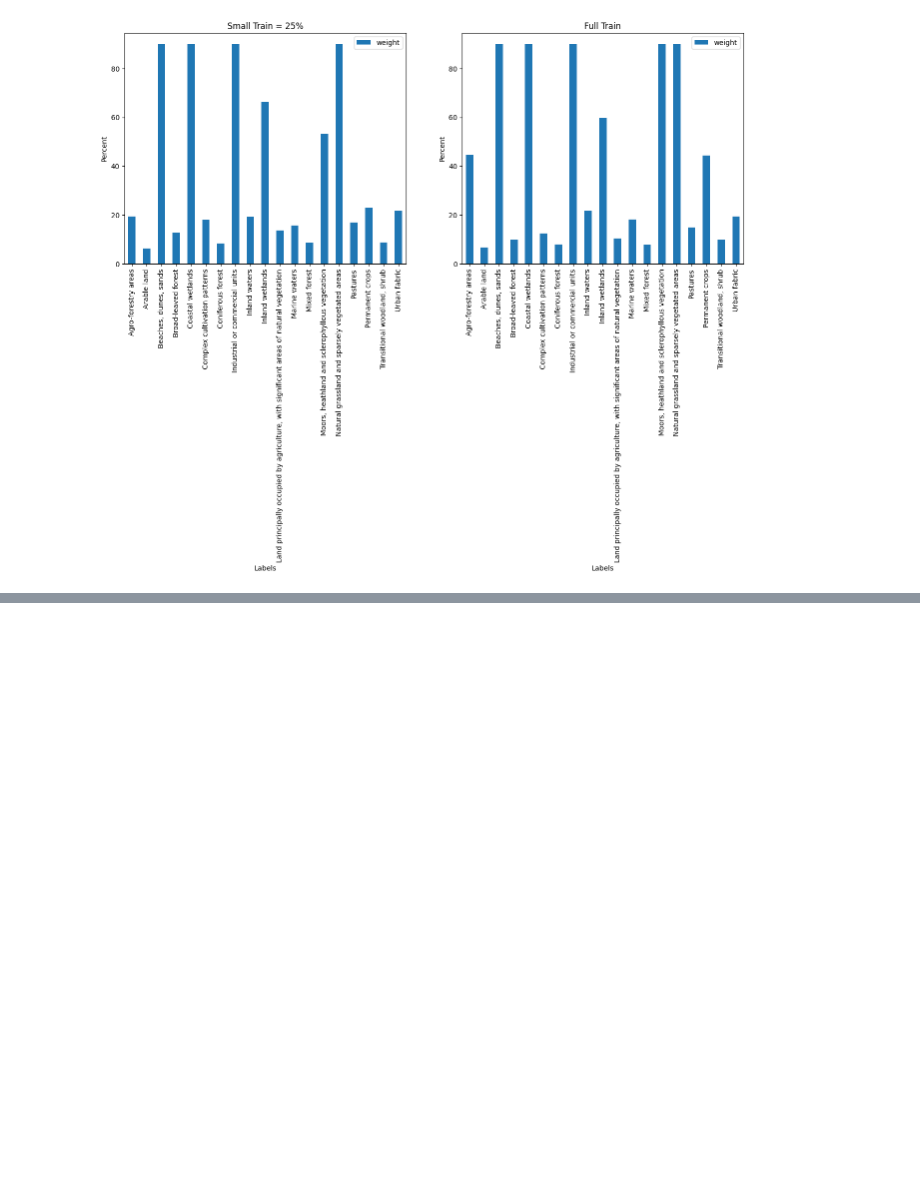
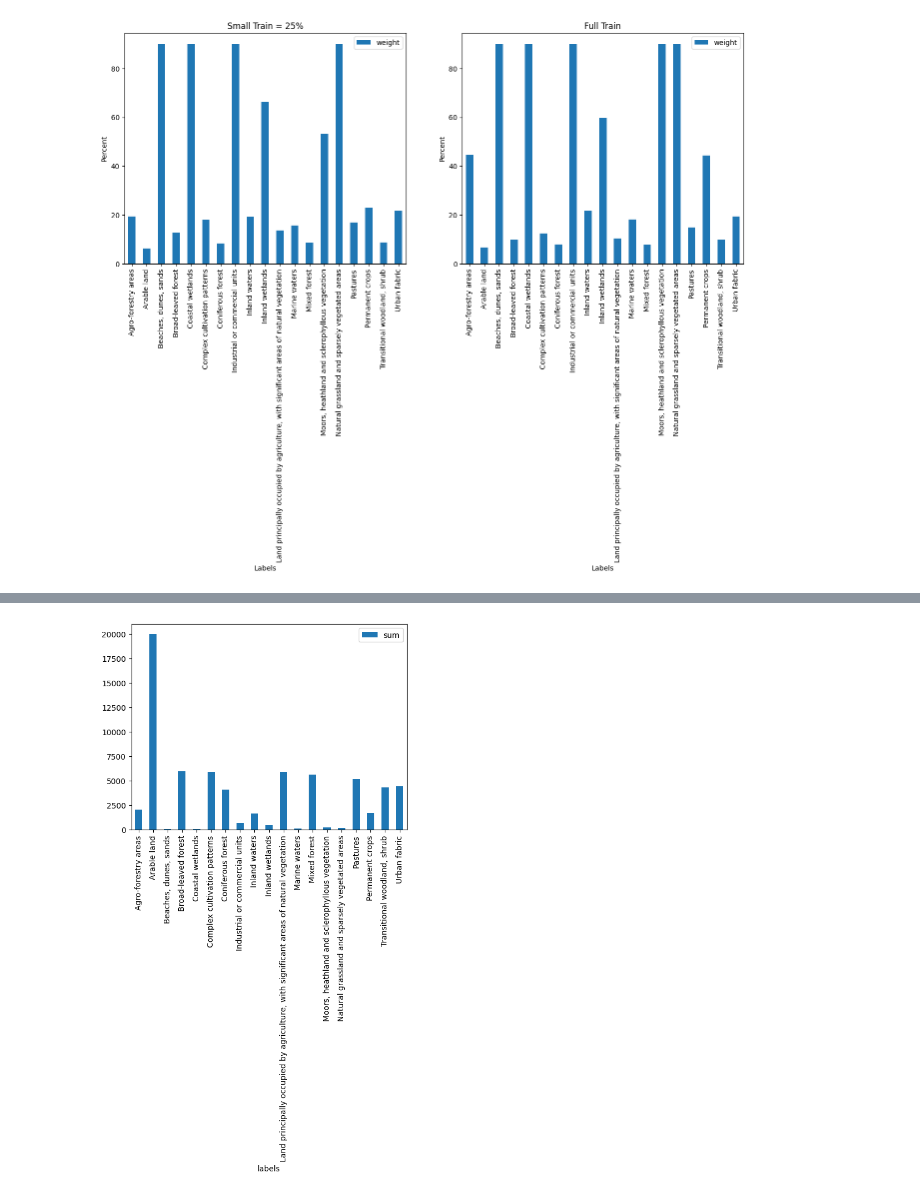
Before and after one commit to emanuel-gf/BigEarthNet-Models, a Jupyter notebook: bigearthnet/explore/imbalanced_classes.ipynb, the cells around one changed output, grey strips where cells are left out. Drawn from its saved outputs; the diff is of its cells as text; code cells hidden in the pictures; blank space fills up the shorter version.

```diff
--- a/bigearthnet/explore/imbalanced_classes.ipynb
+++ b/bigearthnet/explore/imbalanced_classes.ipynb
@@ -11 +22,36 @@ df_parquet = pd.read_parquet('/root/storage_ds/metadata.parquet')
+# %%
+def analyse_inbalance(df):
+    mlb = MultiLabelBinarizer()
+    labels_matrix = mlb.fit_transform(df['labels'])
+
+    # Convert to DataFrame for easy use
+    labels_df = pd.DataFrame(labels_matrix, columns=mlb.classes_)
+    labels_df.head()
+
+    df_sum = pd.DataFrame()
+    df_sum['labels'] = labels_df.columns.values
+    df_sum['sum'] = labels_df.sum(0).values
+    df_sum['percent'] = (labels_df.sum(0).values/labels_df.sum(0).values.sum())*100
+    df_sum['num_negatives'] = (labels_df.T.sum(1).sum()- labels_df.T.sum(1)).values
+    df_sum['neg/pos'] = df_sum['num_negatives']/df_sum['sum']
+    return df_sum
+
+def plot_imbalanced(df_sum, column_to_plot):
+    df_sum.set_index('labels')[[column_to_plot]].plot(kind='bar')
+
+def plot_compare(df_test, df_total, column_to_plot):
+    import matplotlib.pyplot as plt
+
+    fig, axs = plt.subplots(1, 2, figsize=(16, 6))
+
+    df_test.set_index('labels')[[column_to_plot]].plot(kind='bar', ax=axs[0], title='Sampled')
+    df_total.set_index('labels')[[column_to_plot]].plot(kind='bar', ax=axs[1], title='Full')
+
+    axs[0].set_ylabel('Percent')
+    axs[1].set_ylabel('Percent')
+    axs[0].set_xlabel('Labels')
+    axs[1].set_xlabel('Labels')
+
+    plt.tight_layout()
+    plt.show()
 # %%
@@ -303,0 +384,2 @@ plt.show()
+# %%
+concat_df = pd.concat([df_parquet,labels_df],axis=1)
@@ -303,0 +401,7 @@ plt.show()
+# %%
+df_verf_ = concat_df[concat_df['Arable land']==1].sample(random_state=42,n=20000)
+# %%
+test1 = analyse_inbalance(df_verf_)
+plot_imbalanced(test1, 'sum')
+# %% [output]
+[figure, added]
```
Also changed, not shown: parts of 45 cells of this notebook, 12 other files.
